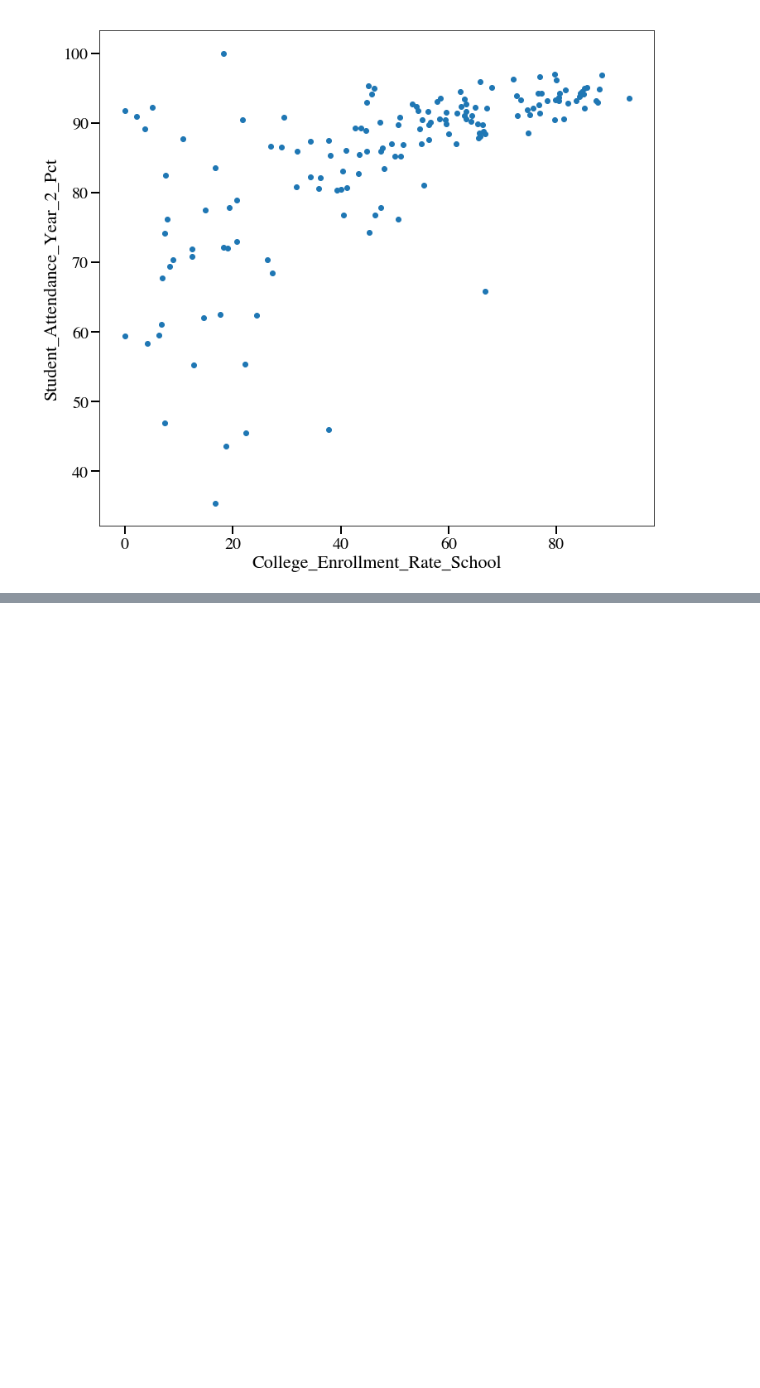
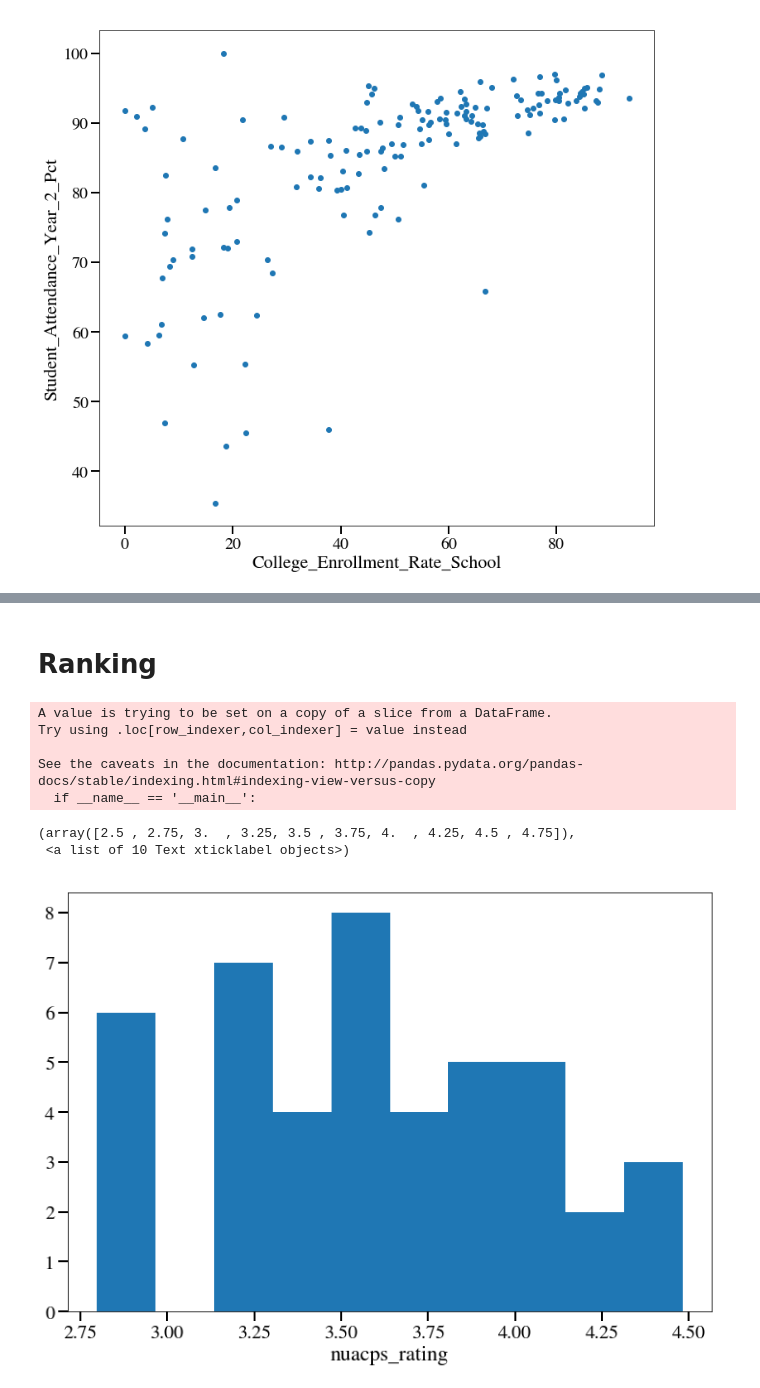
Before and after one commit to avault/chicago_public_schools, a Jupyter notebook: analyses/analysis_zach.ipynb, the cells around one changed output, grey strips where cells are left out. Cells and saved outputs as stored; diff of their text form; code cells hidden in the pictures; blank space fills up the shorter version.

Commit message:
Updated analysis to include basic rankings decided on by students.

```diff
--- a/analyses/analysis_zach.ipynb
+++ b/analyses/analysis_zach.ipynb
@@ -275,0 +341,48 @@ scatter_plot( hs_df, 'College_Enrollment_Rate_School', 'Student_Attendance_Year_
+# %% [markdown]
+# Ranking
+# %%
+n_df = hs_df.loc[hs_df['School_Type'] == 'Neighborhood']
+# %%
+def ranking_algorithm( df, column_variables ):
+
+    for column, variables in column_variables.items():
+        try:
+            column_values += variables['weight'] * df[column] / variables['scaling']
+        except UnboundLocalError:
+            column_values = variables['weight'] * df[column] / variables['scaling']
+
+    return column_values
+# %%
+column_variables = {
+    'Graduation_Rate_School': { 'weight': 2., 'scaling': 100. },
+    'Student_Attendance_Avg_Pct': { 'weight': 1.5, 'scaling': 100. },
+    'College_Enrollment_Rate_School': { 'weight': 1.5, 'scaling': 90. },
+}
+# %%
+n_df['nuacps_rating'] = ranking_algorithm( n_df, column_variables )
+# %% [output]
+A value is trying to be set on a copy of a slice from a DataFrame.
+Try using .loc[row_indexer,col_indexer] = value instead
+
+See the caveats in the documentation: http://pandas.pydata.org/pandas-docs/stable/indexing.html#indexing-view-versus-copy
+  if __name__ == '__main__':
+# %%
+fig = plt.figure( figsize=(12,8), facecolor='white' )
+ax = plt.gca()
+
+column = 'nuacps_rating'
+
+ax.hist(
+    np.ma.fix_invalid( n_df[column] ).compressed(),
+    bins = 10,
+)
+
+ax.set_xlabel( column, fontsize=22 )
+
+# ax.set_xlim( 0, 100 )
+
+plt.xticks( fontsize=20 )
+# %% [output]
+(array([2.5 , 2.75, 3.  , 3.25, 3.5 , 3.75, 4.  , 4.25, 4.5 , 4.75]),
+ <a list of 10 Text xticklabel objects>)
+[figure, added]
```
Also changed, not shown: parts of 14 cells of this notebook, 1 other file.
